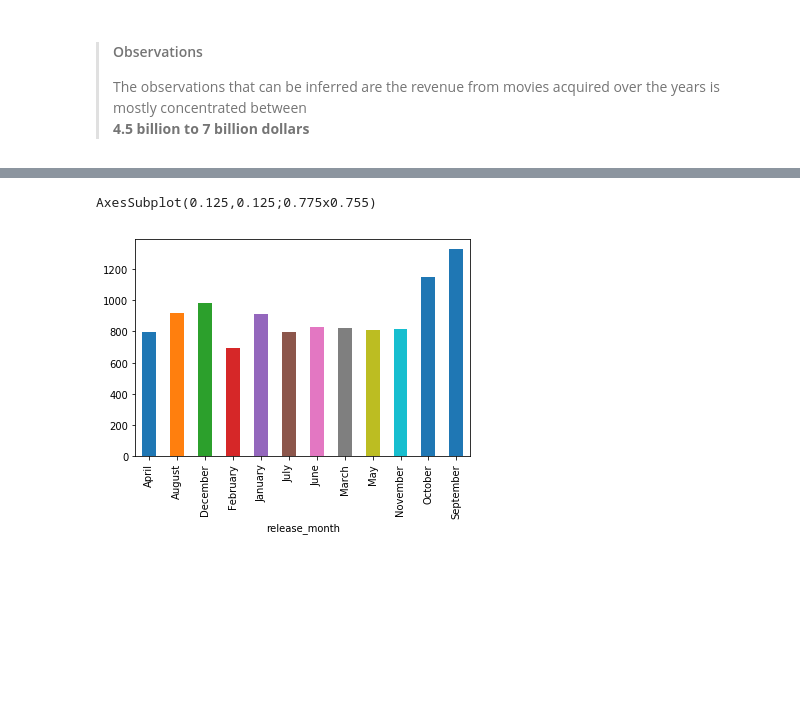
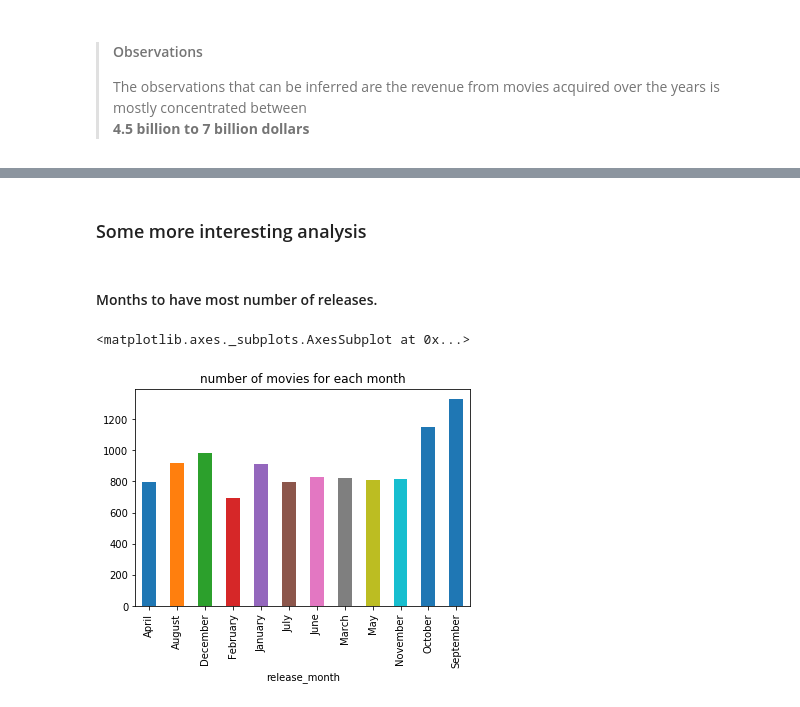
Before and after one commit to AnishReddyRavula/Investigating-Movie-DataBase, a Jupyter notebook: Investigation.ipynb, the cells around one changed output, grey strips where cells are left out. Cells and saved outputs as stored; diff of their text form; code cells hidden in the pictures; blank space fills up the shorter version.

```diff
--- a/Investigation.ipynb
+++ b/Investigation.ipynb
@@ -269,7 +389,10 @@ gen.head()
+# %% [markdown]
+### Some more interesting analysis
+# %% [markdown]
+#### Months to have most number of releases.
 # %%
 month_analysis =  tmdb_data.groupby("release_month")
-a = month_analysis.describe()['budget']['count'].plot.bar()
-print(a)
+month_analysis.describe()['budget']['count'].plot.bar(title="number of movies for each month")
 # %% [output]
-AxesSubplot(0.125,0.125;0.775x0.755)
+<matplotlib.axes._subplots.AxesSubplot at 0x...>
-[figure, old version]
+[figure, new version]
```
Also changed, not shown: parts of 40 cells of this notebook.
